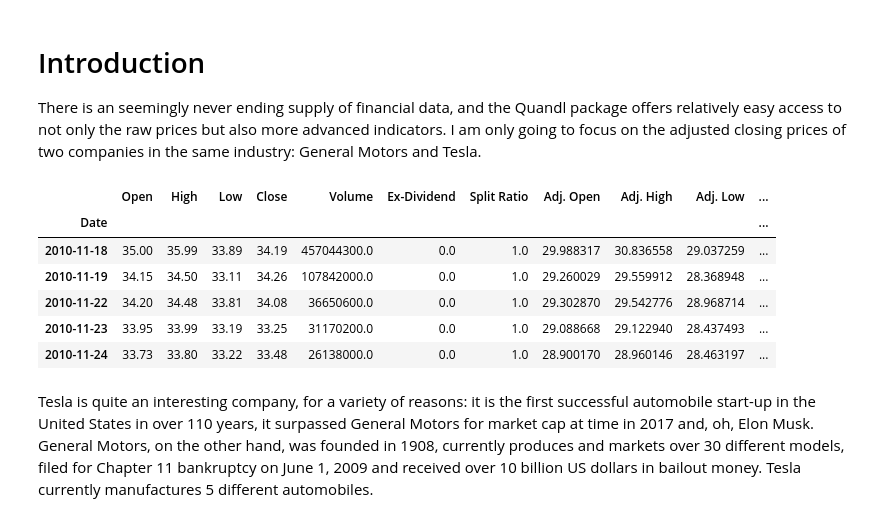
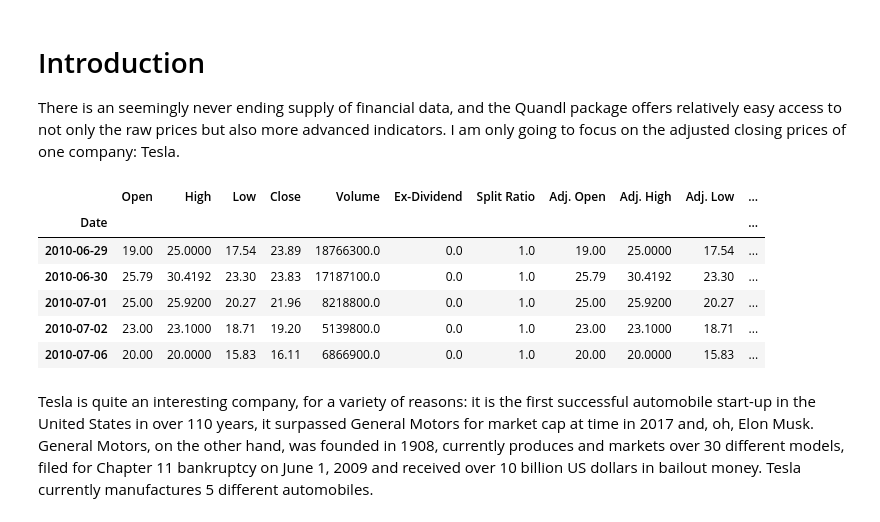
Before and after one commit to mkm29/DataScience, a Jupyter notebook: thinkful/unit/6/1/6.1.6 Challenge - Time Series Modelling.ipynb, the cells around one changed output. Saved outputs shown, nothing was run; the diff lists cells and outputs as text; code cells hidden in the pictures.

```diff
--- a/thinkful/unit/6/1/6.1.6 Challenge - Time Series Modelling.ipynb
+++ b/thinkful/unit/6/1/6.1.6 Challenge - Time Series Modelling.ipynb
@@ -15,24 +15,22 @@ warnings.simplefilter('ignore')
 # %% [markdown]
 # Introduction
 
-There is an seemingly never ending supply of financial data, and the Quandl package offers relatively easy access to not only the raw prices but also more advanced indicators. I am only going to focus on the adjusted closing prices of two companies in the same industry: General Motors and Tesla.
+There is an seemingly never ending supply of financial data, and the Quandl package offers relatively easy access to not only the raw prices but also more advanced indicators. I am only going to focus on the adjusted closing prices of one company: Tesla.
 # %%
 # quandl for financial data
 import quandl
 quandl.ApiConfig.api_key = 'TuxigqPxhP2_J8YE7ThL'
 # Retrieve TSLA data from Quandl
 tesla = quandl.get('WIKI/TSLA')
-# Retrieve the GM data from Quandl
-gm = quandl.get('WIKI/GM')
-gm.head(5)
+tesla.head()
 # %% [output]
 |  | Open | High | Low | Close | Volume | Ex-Dividend | Split Ratio | Adj. Open | Adj. High | Adj. Low | ... |
 | Date |  |  |  |  |  |  |  |  |  |  | ... |
-| 2010-11-18 | 35.00 | 35.99 | 33.89 | 34.19 | 457044300.0 | 0.0 | 1.0 | 29.988317 | 30.836558 | 29.037259 | ... |
-| 2010-11-19 | 34.15 | 34.50 | 33.11 | 34.26 | 107842000.0 | 0.0 | 1.0 | 29.260029 | 29.559912 | 28.368948 | ... |
-| 2010-11-22 | 34.20 | 34.48 | 33.81 | 34.08 | 36650600.0 | 0.0 | 1.0 | 29.302870 | 29.542776 | 28.968714 | ... |
-| 2010-11-23 | 33.95 | 33.99 | 33.19 | 33.25 | 31170200.0 | 0.0 | 1.0 | 29.088668 | 29.122940 | 28.437493 | ... |
-| 2010-11-24 | 33.73 | 33.80 | 33.22 | 33.48 | 26138000.0 | 0.0 | 1.0 | 28.900170 | 28.960146 | 28.463197 | ... |
+| 2010-06-29 | 19.00 | 25.0000 | 17.54 | 23.89 | 18766300.0 | 0.0 | 1.0 | 19.00 | 25.0000 | 17.54 | ... |
+| 2010-06-30 | 25.79 | 30.4192 | 23.30 | 23.83 | 17187100.0 | 0.0 | 1.0 | 25.79 | 30.4192 | 23.30 | ... |
+| 2010-07-01 | 25.00 | 25.9200 | 20.27 | 21.96 | 8218800.0 | 0.0 | 1.0 | 25.00 | 25.9200 | 20.27 | ... |
+| 2010-07-02 | 23.00 | 23.1000 | 18.71 | 19.20 | 5139800.0 | 0.0 | 1.0 | 23.00 | 23.1000 | 18.71 | ... |
+| 2010-07-06 | 20.00 | 20.0000 | 15.83 | 16.11 | 6866900.0 | 0.0 | 1.0 | 20.00 | 20.0000 | 15.83 | ... |
 # %% [markdown]
 Tesla is quite an interesting company, for a variety of reasons: it is the first successful automobile start-up in the United States in over 110 years, it surpassed General Motors for market cap at time in 2017 and, oh, Elon Musk. General Motors, on the other hand, was founded in 1908, currently produces and markets over 30 different models, filed for Chapter 11 bankruptcy on June 1, 2009 and received over 10 billion US dollars in bailout money. Tesla currently manufactures 5 different automobiles.
 # %% [markdown]
```
Also changed, not shown: parts of 20 cells of this notebook.
